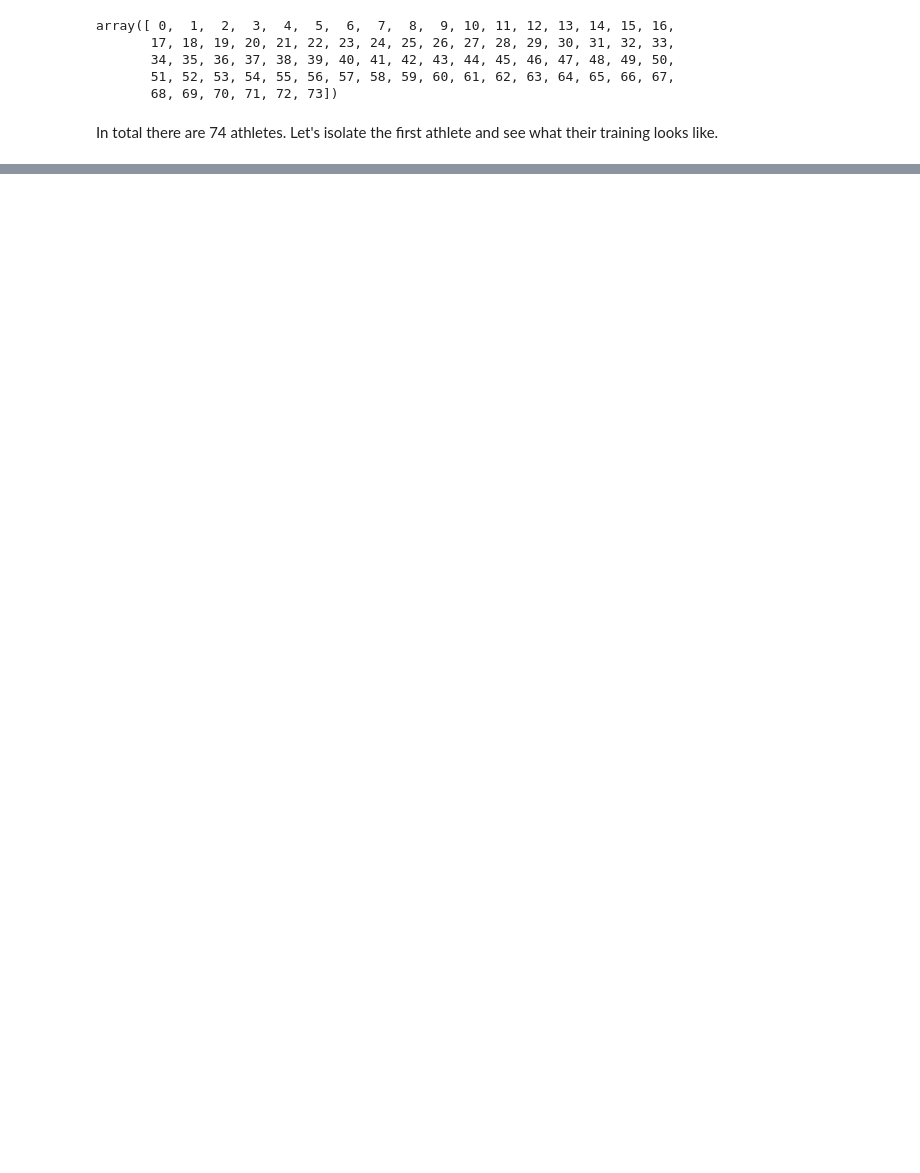
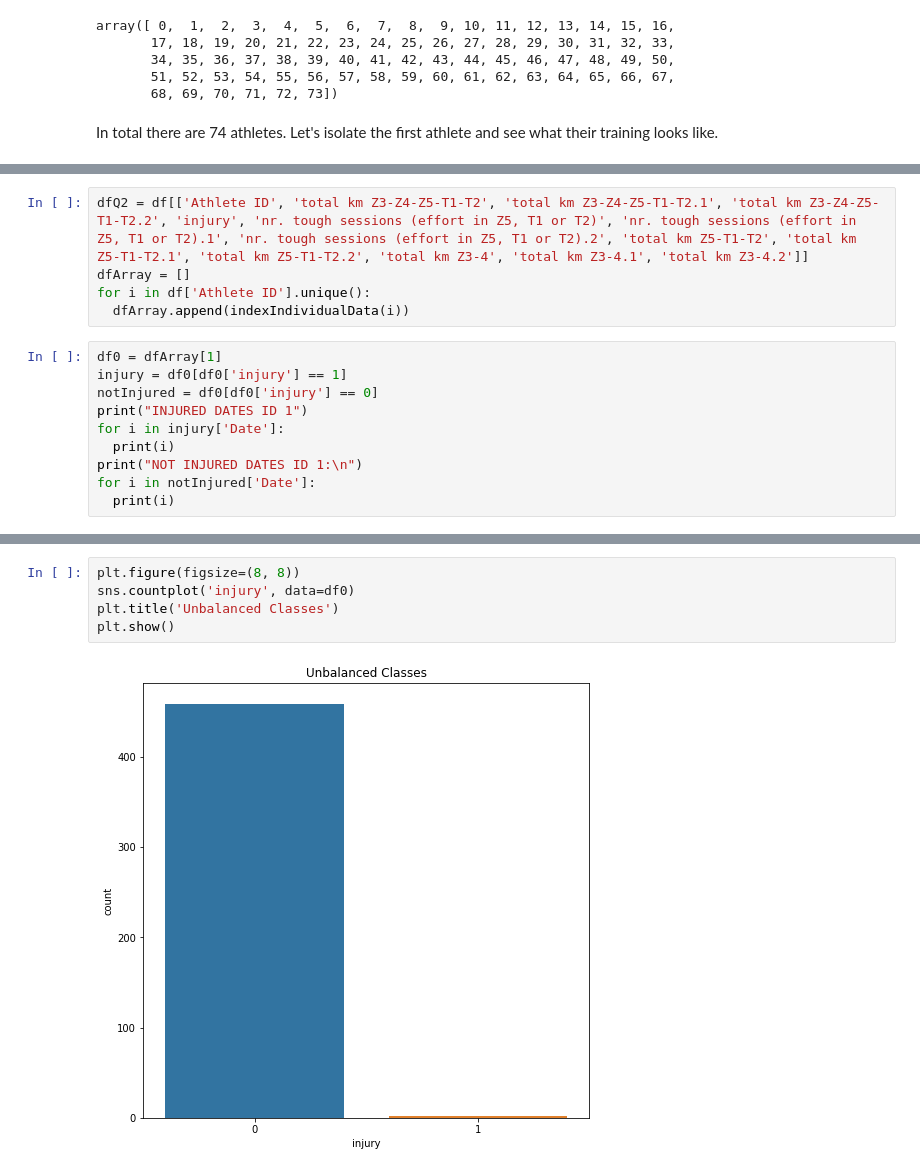
Before and after one commit to AmanPatel117/Injury-In-Runners-Data-Science-Project, a Jupyter notebook: running-injury-prediction.ipynb, the cells around one changed output, grey strips where cells are left out. Drawn from its saved outputs; the diff is of its cells as text; blank space fills up the shorter version.

```diff
--- a/running-injury-prediction.ipynb
+++ b/running-injury-prediction.ipynb
@@ -333,0 +266,15 @@ The KNN model seems optimal to try as our goal is to predict wether someone is i
+# %%
+dfQ2 = df[['Athlete ID', 'total km Z3-Z4-Z5-T1-T2', 'total km Z3-Z4-Z5-T1-T2.1', 'total km Z3-Z4-Z5-T1-T2.2', 'injury', 'nr. tough sessions (effort in Z5, T1 or T2)', 'nr. tough sessions (effort in Z5, T1 or T2).1', 'nr. tough sessions (effort in Z5, T1 or T2).2', 'total km Z5-T1-T2', 'total km Z5-T1-T2.1', 'total km Z5-T1-T2.2', 'total km Z3-4', 'total km Z3-4.1', 'total km Z3-4.2']]
+dfArray = []
+for i in df['Athlete ID'].unique():
+  dfArray.append(indexIndividualData(i))
+# %%
+df0 = dfArray[1]
+injury = df0[df0['injury'] == 1]
+notInjured = df0[df0['injury'] == 0]
+print("INJURED DATES ID 1")
+for i in injury['Date']:
+  print(i)
+print("NOT INJURED DATES ID 1:\n")
+for i in notInjured['Date']:
+  print(i)
@@ -333,0 +299,7 @@ The KNN model seems optimal to try as our goal is to predict wether someone is i
+# %%
+plt.figure(figsize=(8, 8))
+sns.countplot('injury', data=df0)
+plt.title('Unbalanced Classes')
+plt.show()
+# %% [output]
+[figure, added]
```
Also changed, not shown: parts of 42 cells of this notebook.
